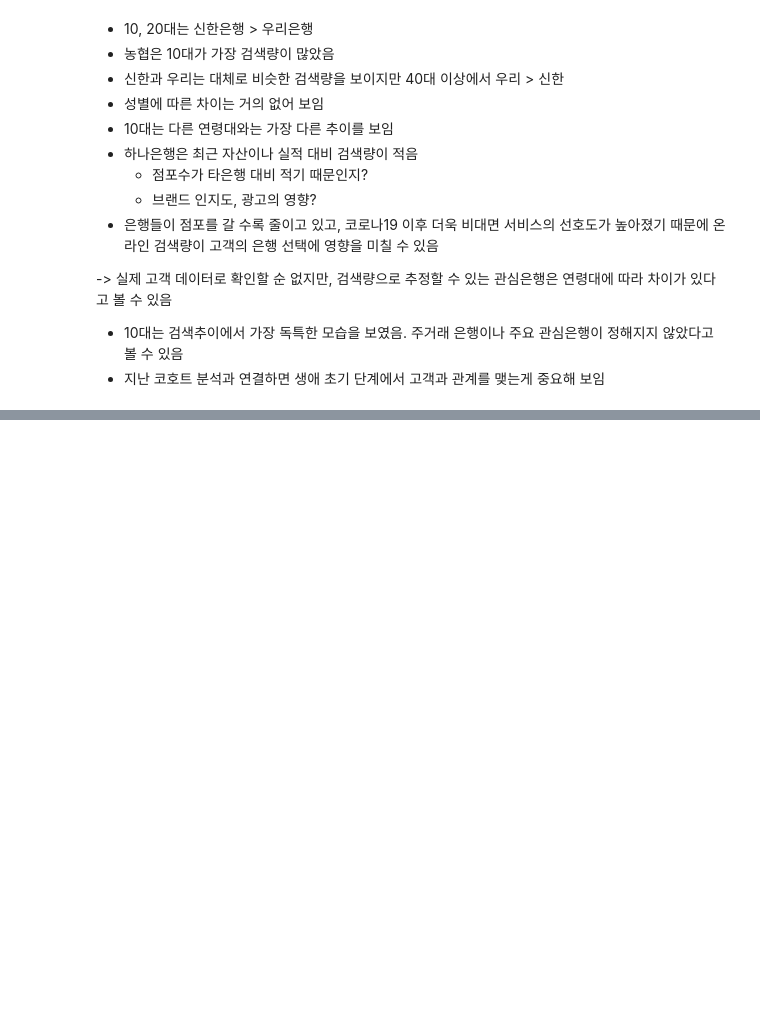
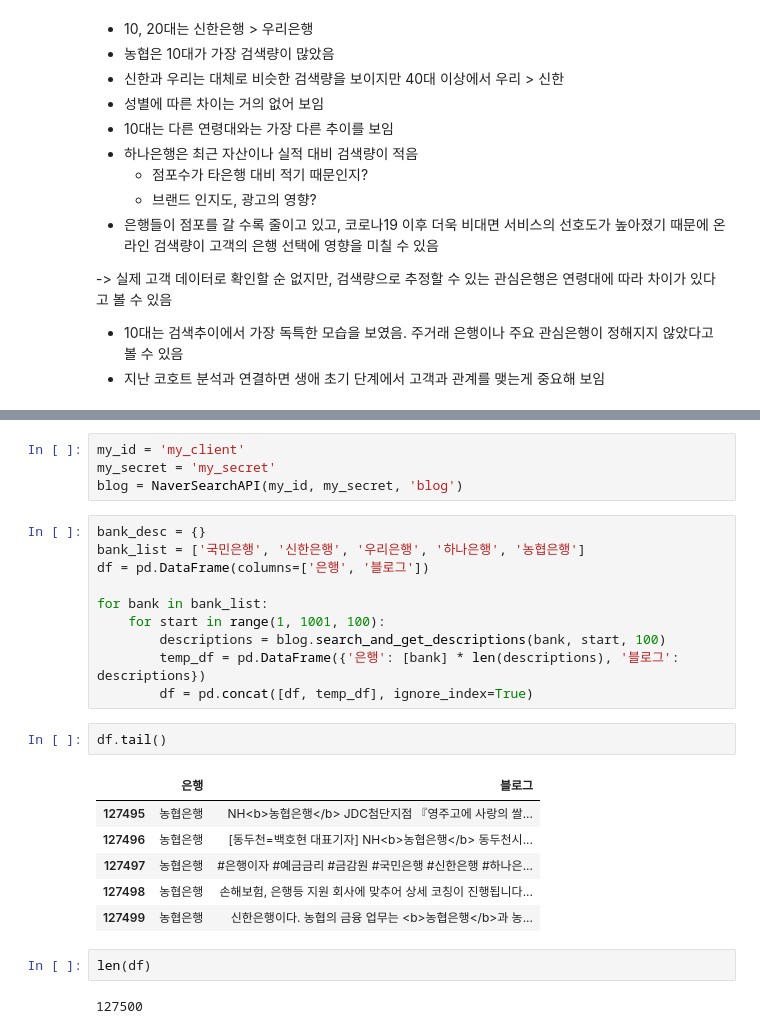
Before and after one commit to kikipark9/ML_Team_Project, a Jupyter notebook: eda_source/naver_search.ipynb, the cells around one changed output, grey strips where cells are left out. Cells and saved outputs as stored; diff of their text form; blank space fills up the shorter version.

Commit message:
naver_search : add naver_blog class

```diff
--- a/eda_source/naver_search.ipynb
+++ b/eda_source/naver_search.ipynb
@@ -306,0 +360,27 @@ for age, gender, title in age_gender_combination:
+# %%
+my_id = 'my_client'
+my_secret = 'my_secret'
+blog = NaverSearchAPI(my_id, my_secret, 'blog')
+# %%
+bank_desc = {}
+bank_list = ['국민은행', '신한은행', '우리은행', '하나은행', '농협은행']
+df = pd.DataFrame(columns=['은행', '블로그'])
+
+for bank in bank_list:
+    for start in range(1, 1001, 100):
+        descriptions = blog.search_and_get_descriptions(bank, start, 100)
+        temp_df = pd.DataFrame({'은행': [bank] * len(descriptions), '블로그': descriptions})
+        df = pd.concat([df, temp_df], ignore_index=True)
+# %%
+df.tail()
+# %% [output]
+|  | 은행 | 블로그 |
+| 127495 | 농협은행 | NH<b>농협은행</b> JDC첨단지점 『영주고에 사랑의 쌀... |
+| 127496 | 농협은행 | [동두천=백호현 대표기자] NH<b>농협은행</b> 동두천시... |
+| 127497 | 농협은행 | #은행이자 #예금금리 #금감원 #국민은행 #신한은행 #하나은... |
+| 127498 | 농협은행 | 손해보험, 은행등 지원 회사에 맞추어 상세 코칭이 진행됩니다... |
+| 127499 | 농협은행 | 신한은행이다. 농협의 금융 업무는 <b>농협은행</b>과 농... |
+# %%
+len(df)
+# %% [output]
+127500
```
Also changed, not shown: parts of 8 cells of this notebook.
